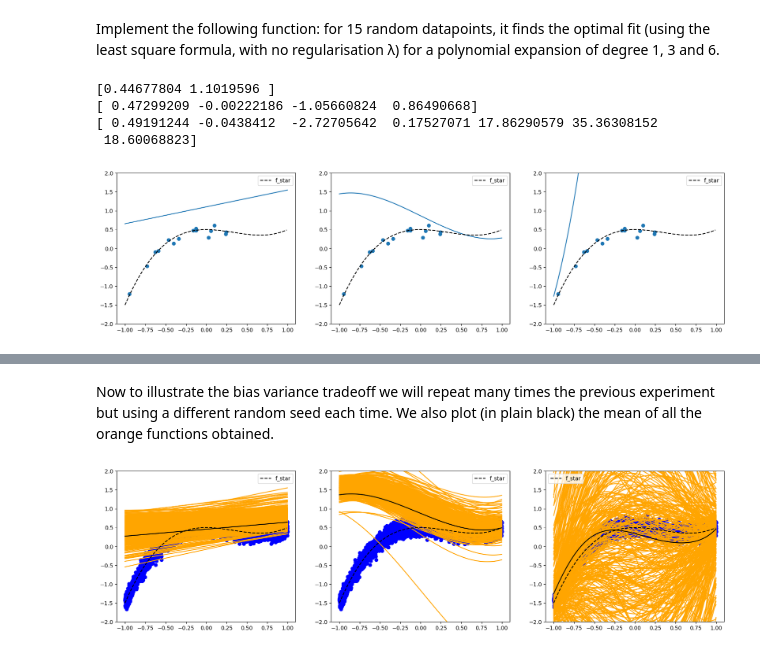
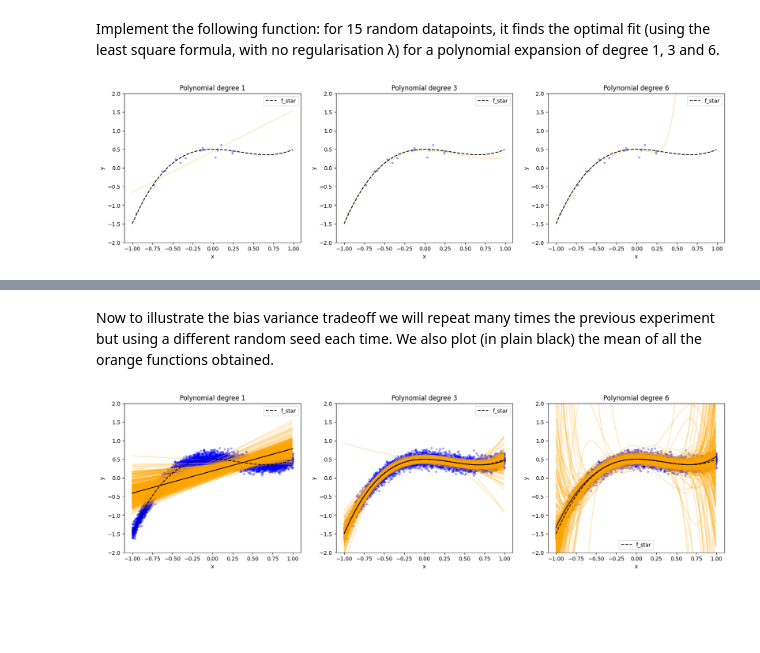
Before and after one commit to J-Grf/ML_course, a Jupyter notebook: labs/ex04/template/ex04_sol.ipynb, the cells around one changed output, grey strips where cells are left out. Saved outputs shown, nothing was run; the diff lists cells and outputs as text; code cells hidden in the pictures; blank space fills up the shorter version.

Commit message:
bug flix with numpy poly 1D

```diff
--- a/labs/ex04/template/ex04_sol.ipynb
+++ b/labs/ex04/template/ex04_sol.ipynb
@@ -335,41 +335,39 @@ def bias_variance_one_seed(sigma, degrees, seed):
     Args:
         sigma: scalar, noise variance
         degrees: shape = (3,), 3 different degrees to consider
         seed: integer, random see
     Returns:
     """
 
     # we will generate 15 random datapoints from the [-1, 1] uniform distribuion
     num_data = 15
     np.random.seed(seed)  # set random seed for reproducibility
     xs = np.random.uniform(-1, 1, num_data)
     # the outputs will be f_star(x) + some random gaussian noise of variance sigma**2
     ys = f_star(xs) + sigma * np.random.randn(num_data).T
 
     fig, axs = plt.subplots(1, 3, figsize=(20, 5))
     for index_degree, degree in enumerate(degrees):
         polyX = build_poly(xs, degree)
 
         weights, MSE = least_squares(ys, polyX)
-        print(weights)
+        plot_poly(xs, ys, weights, degree, axs[index_degree])
+
+        """ print(weights)
 
         axs[index_degree].scatter(xs, ys)
         val = np.arange(-1,1,1 / 1000)
-        fs = np.poly1d(weights)
+        fs = np.poly1d(np.flip(weights))
 
         axs[index_degree].plot(val, fs(val))
-
+ """
         plot_fstar(axs[index_degree])
         axs[index_degree].legend()
     plt.show()
 
 bias_variance_one_seed(0.1, [1, 3, 6], seed=2)
 # %% [output]
-[0.44677804 1.1019596 ]
-[ 0.47299209 -0.00222186 -1.05660824  0.86490668]
-[ 0.49191244 -0.0438412  -2.72705642  0.17527071 17.86290579 35.36308152
- 18.60068823]
-[figure, old version]
+[figure, new version]
 # %% [markdown]
 Your output should ressemble (for seed = 2) to this:
 ![alt text](bias_variance_one_run.png)
@@ -389,7 +387,8 @@ def bias_variance_demo(sigma, degrees):
     num_data = 15
     xs = np.zeros(shape=(400,15))
     ys = np.zeros(shape=(400,15))
-    for i in range(400):
+    for i,seed in enumerate(seeds):
+        np.random.seed(seed)
         xs[i] = np.random.uniform(-1, 1, num_data)
         ys[i] = f_star(xs[i]) + sigma * np.random.randn(num_data).T
     #print(xs)
@@ -400,20 +399,23 @@ def bias_variance_demo(sigma, degrees):
         weights = np.zeros(shape=(400,degree + 1))
         for i in range(400):
             polyX = build_poly(xs[i], degree)
-
             w, MSE = least_squares(ys[i], polyX)
             weights[i] = w
+            plot_poly(xs[i], ys[i], w, degree, axs[index_degree])
             #print(weights[i])
 
-            axs[index_degree].scatter(xs[i], ys[i], color = 'b')
-            fs = np.poly1d(weights[i])
+            #axs[index_degree].scatter(xs[i], ys[i], color = 'b')
+            #fs = np.poly1d(np.flip(weights[i]))
 
-            axs[index_degree].plot(val, fs(val), color = 'orange')
+            #axs[index_degree].plot(val, fs(val), color = 'orange')
 
         #compute and plot mean
-        meanW = np.mean(weights, axis=1)
-        fs_mean = np.poly1d(meanW)
-        axs[index_degree].plot(val, fs(val), color = 'black')
+        meanW = np.mean(weights, axis=0)
+        plot_f(meanW, degree, axs[index_degree])
+
+        # my solution -> order of weights and coefficients in numpy ploy1D function needs to be reversed
+        #fs_mean = np.poly1d(np.flip(meanW))
+        #axs[index_degree].plot(val, fs_mean(val), color = 'black')
 
         plot_fstar(axs[index_degree])
         axs[index_degree].legend()
@@ -422,7 +424,7 @@ def bias_variance_demo(sigma, degrees):
 
 bias_variance_demo(0.1, [1, 3, 6])
 # %% [output]
-[figure, old version]
+[figure, new version]
 # %% [markdown]
 Your output should ressemble to this:
 ![alt text](bias_variance.png)
```
